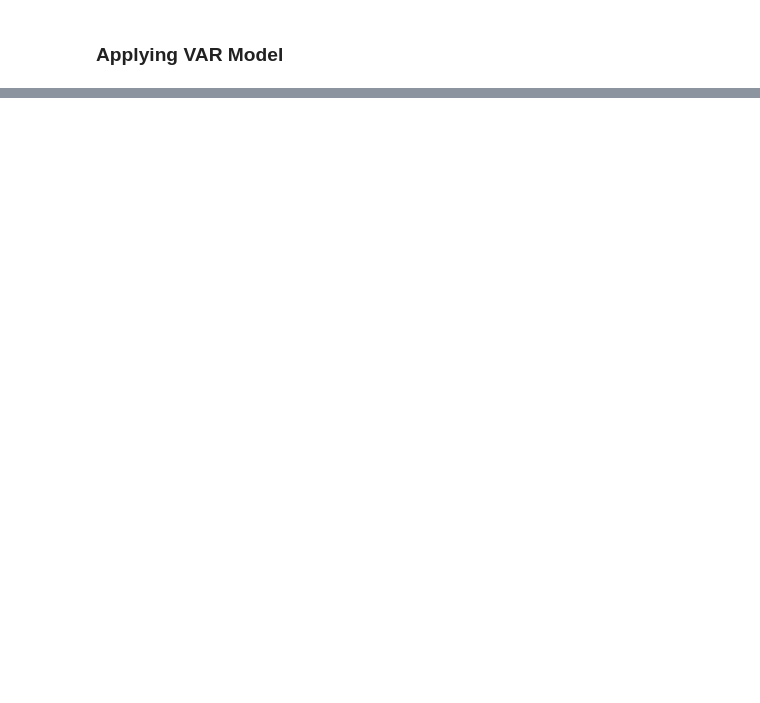
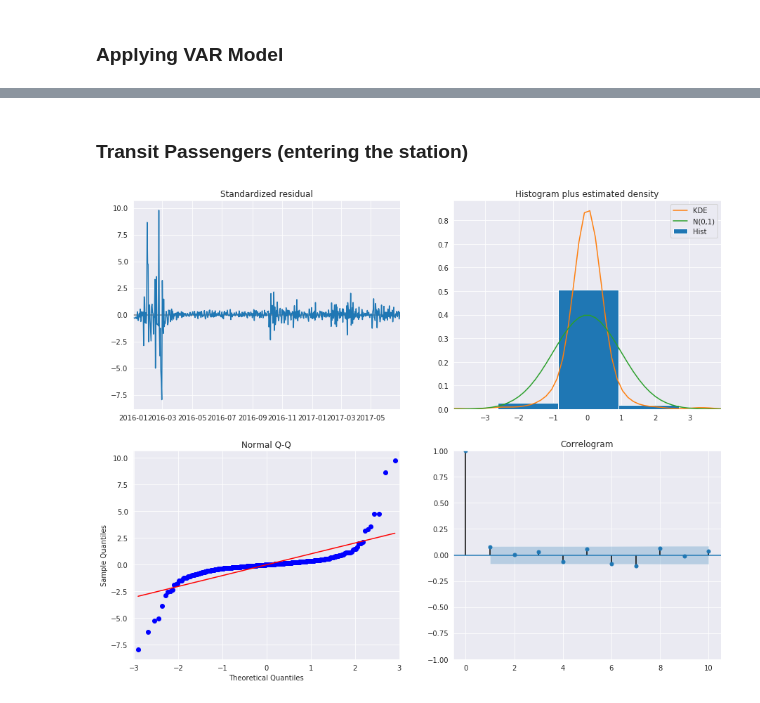
Before and after one commit to sirisurab/transpred, a Jupyter notebook: src/EDA.ipynb, the cells around one changed output, grey strips where cells are left out. Drawn from its saved outputs; the diff is of its cells as text; code cells hidden in the pictures; blank space fills up the shorter version.

```diff
--- a/src/EDA.ipynb
+++ b/src/EDA.ipynb
@@ -786,0 +894,6 @@ ModuleNotFoundError: No module named 'sklearn'
+# %% [markdown]
+### Transit Passengers (entering the station)
+# %%
+make_var_plots(var_model_result, index=1)
+# %% [output]
+[figure, added]
```
Also changed, not shown: parts of 26 cells of this notebook.
